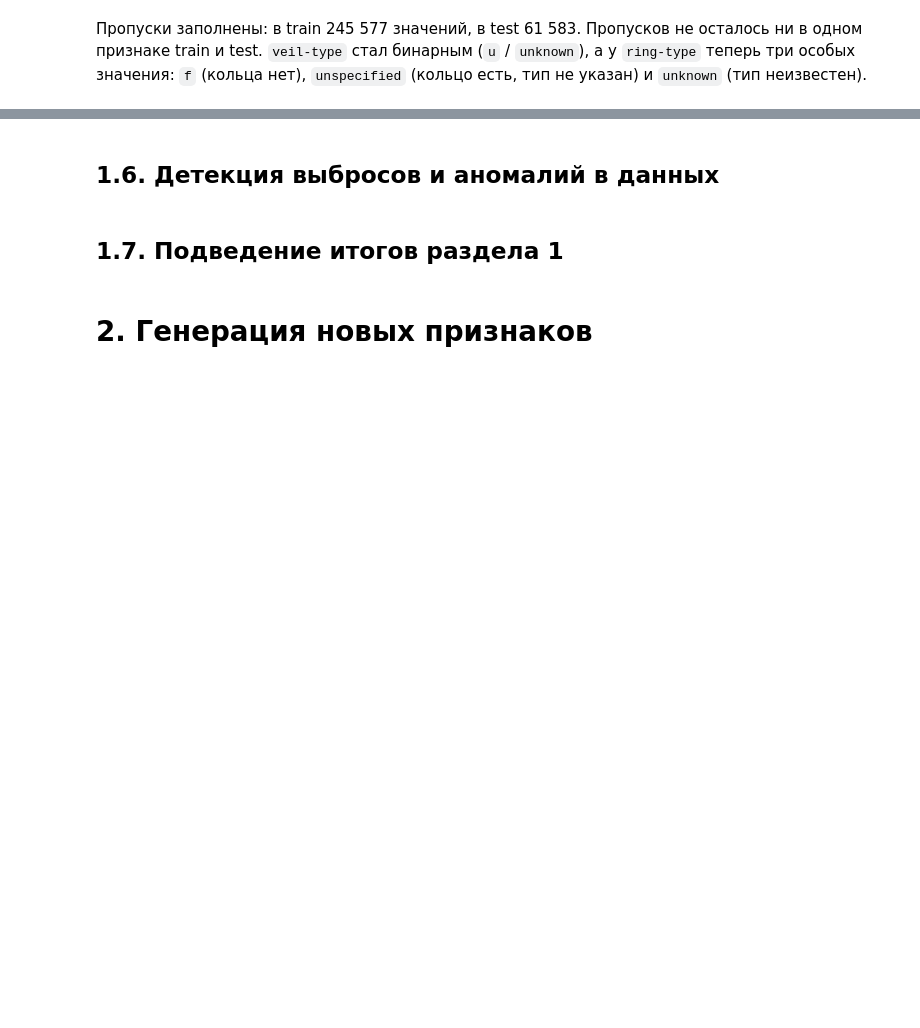
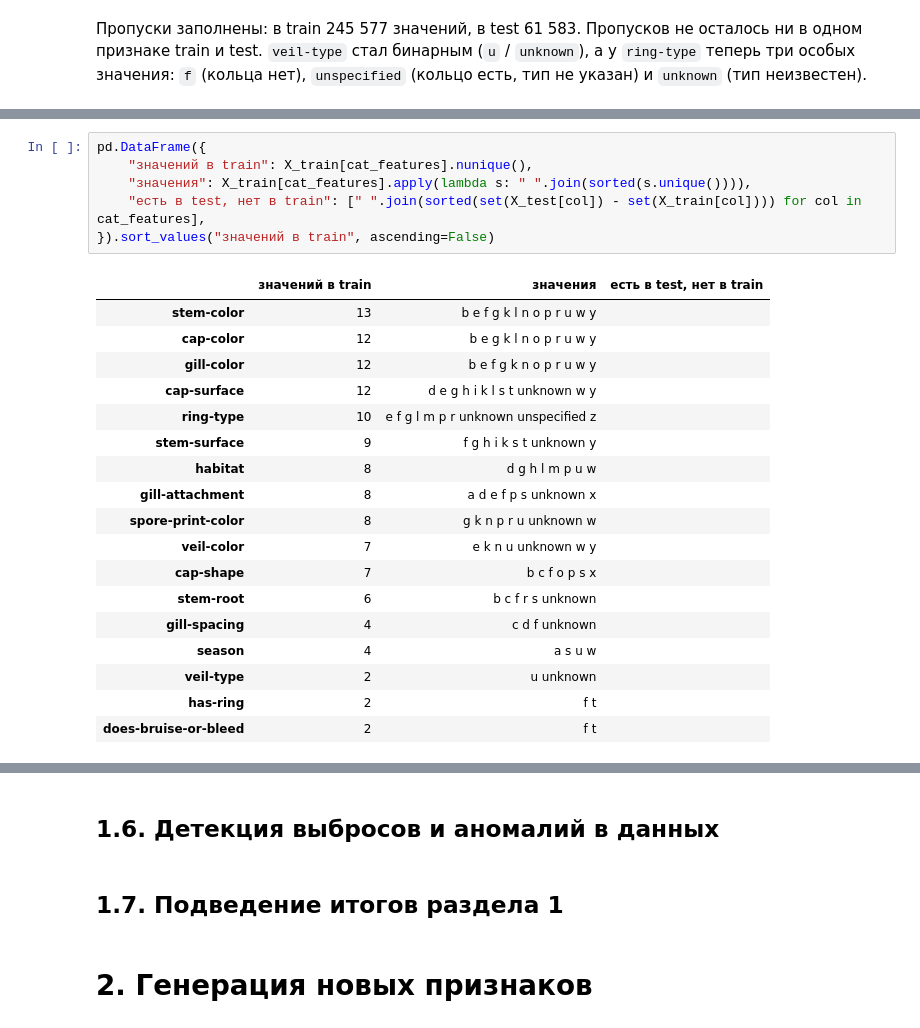
Before and after one commit to terracodum/Pracs5, a Jupyter notebook: warcraft.ipynb, the cells around one changed output, grey strips where cells are left out. Drawn from its saved outputs; the diff is of its cells as text; blank space fills up the shorter version.

```diff
--- a/warcraft.ipynb
+++ b/warcraft.ipynb
@@ -1040,0 +1102,25 @@ for name, X_part in [("train", X_train), ("test", X_test)]:
+# %%
+pd.DataFrame({
+    "значений в train": X_train[cat_features].nunique(),
+    "значения": X_train[cat_features].apply(lambda s: " ".join(sorted(s.unique()))),
+    "есть в test, нет в train": [" ".join(sorted(set(X_test[col]) - set(X_train[col]))) for col in cat_features],
+}).sort_values("значений в train", ascending=False)
+# %% [output]
+|  | значений в train | значения | есть в test, нет в train |
+| stem-color | 13 | b e f g k l n o p r u w y |  |
+| cap-color | 12 | b e g k l n o p r u w y |  |
+| gill-color | 12 | b e f g k n o p r u w y |  |
+| cap-surface | 12 | d e g h i k l s t unknown w y |  |
+| ring-type | 10 | e f g l m p r unknown unspecified z |  |
+| stem-surface | 9 | f g h i k s t unknown y |  |
+| habitat | 8 | d g h l m p u w |  |
+| gill-attachment | 8 | a d e f p s unknown x |  |
+| spore-print-color | 8 | g k n p r u unknown w |  |
+| veil-color | 7 | e k n u unknown w y |  |
+| cap-shape | 7 | b c f o p s x |  |
+| stem-root | 6 | b c f r s unknown |  |
+| gill-spacing | 4 | c d f unknown |  |
+| season | 4 | a s u w |  |
+| veil-type | 2 | u unknown |  |
+| has-ring | 2 | f t |  |
+| does-bruise-or-bleed | 2 | f t |  |
```
Also changed, not shown: parts of 30 cells of this notebook.
